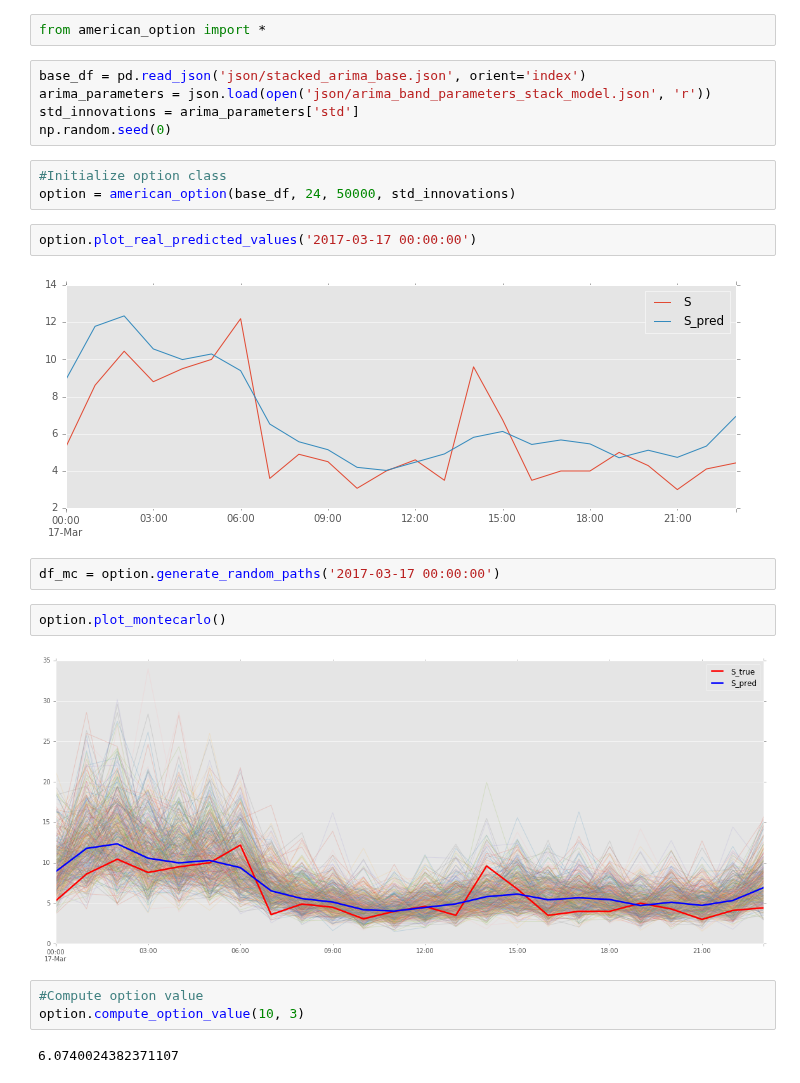
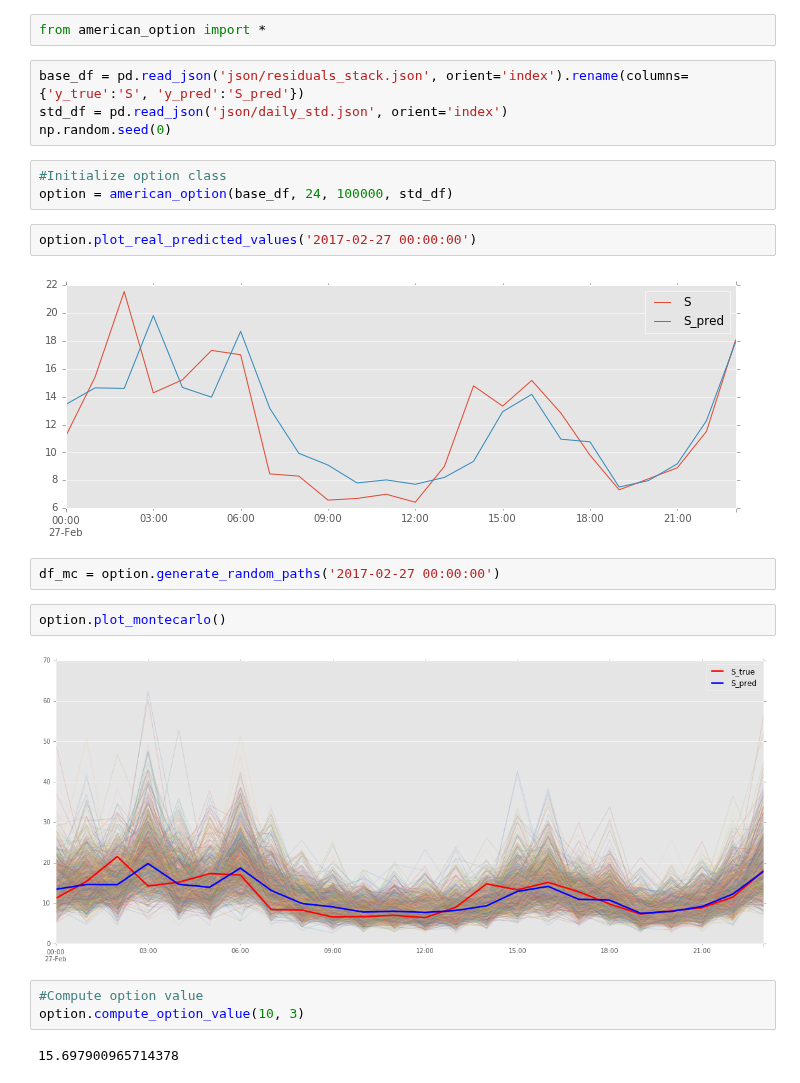
Before and after one commit to NonoMalpi/Secondary_band, a Jupyter notebook: American Option.ipynb, the cells around one changed output. Cells and saved outputs as stored; diff of their text form.

Commit message:
-Updated american option -Std of error put as a daily df

```diff
--- a/American Option.ipynb
+++ b/American Option.ipynb
@@ -12,28 +12,27 @@ plt.style.use('ggplot')
 # %%
 from american_option import *
 # %%
-base_df = pd.read_json('json/stacked_arima_base.json', orient='index')
-arima_parameters = json.load(open('json/arima_band_parameters_stack_model.json', 'r'))
-std_innovations = arima_parameters['std']
+base_df = pd.read_json('json/residuals_stack.json', orient='index').rename(columns={'y_true':'S', 'y_pred':'S_pred'})
+std_df = pd.read_json('json/daily_std.json', orient='index')
 np.random.seed(0)
 # %%
 #Initialize option class
-option = american_option(base_df, 24, 50000, std_innovations)
+option = american_option(base_df, 24, 100000, std_df)
 # %%
-option.plot_real_predicted_values('2017-03-17 00:00:00')
+option.plot_real_predicted_values('2017-02-27 00:00:00')
 # %% [output]
-[figure, old version]
+[figure, new version]
 # %%
-df_mc = option.generate_random_paths('2017-03-17 00:00:00')
+df_mc = option.generate_random_paths('2017-02-27 00:00:00')
 # %%
 option.plot_montecarlo()
 # %% [output]
-[figure, old version]
+[figure, new version]
 # %%
 #Compute option value
 option.compute_option_value(10, 3)
 # %% [output]
-6.0740024382371107
+15.697900965714378
 # %%
 #Option value change against strike
 K = np.linspace(0,100,101)
```
Also changed, not shown: parts of 1 cell of this notebook, 7 other files.
